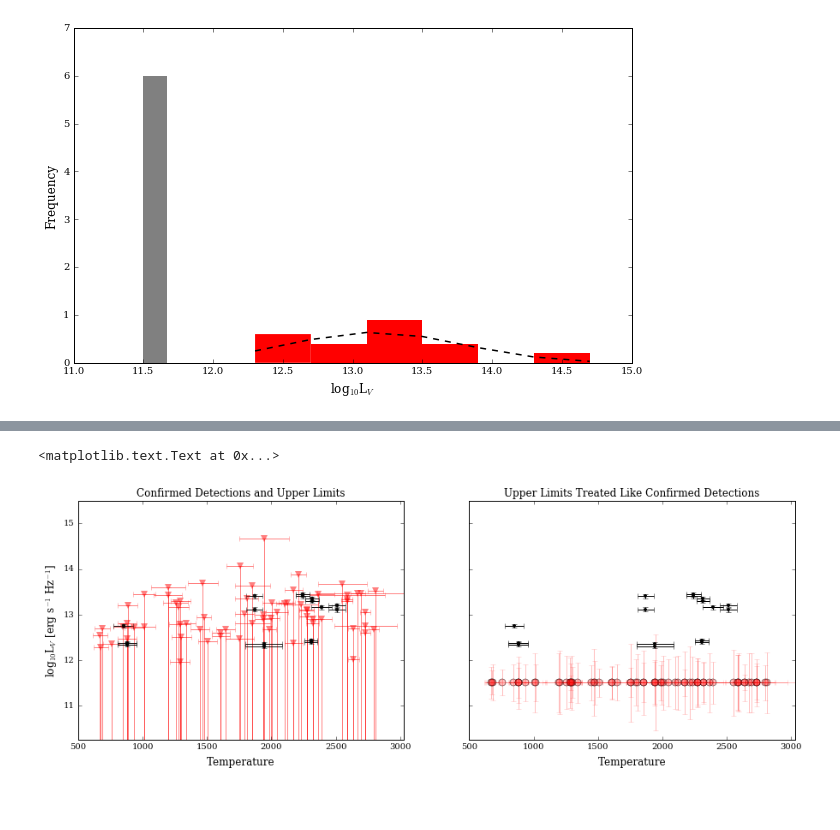
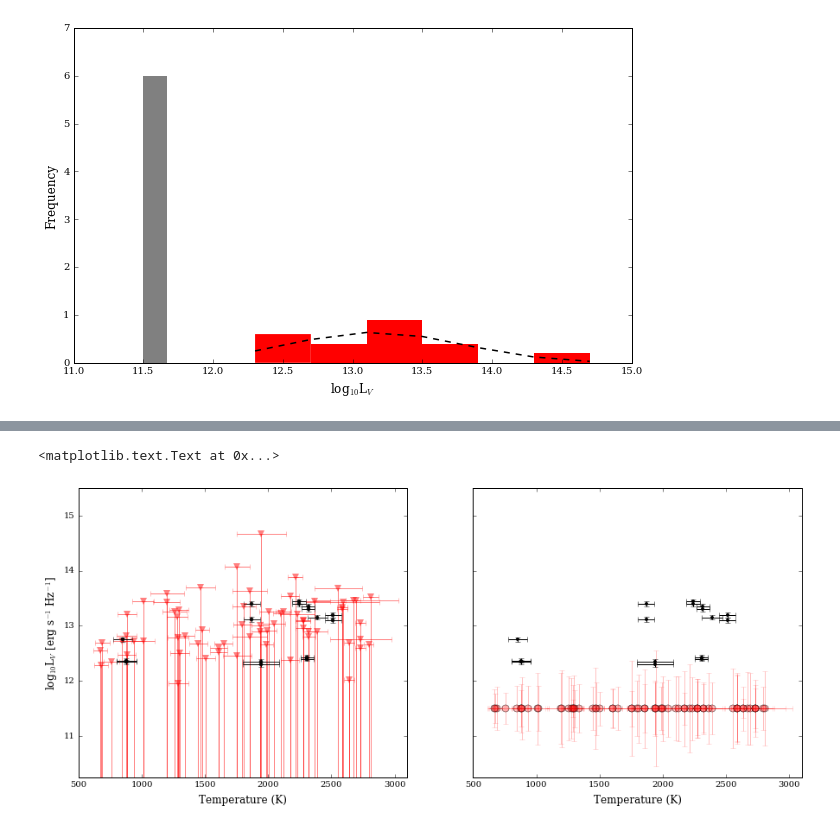
Before and after one commit to elliesch/python_codes, a Jupyter notebook: MixtureModel.ipynb, the cells around one changed output, grey strips where cells are left out. Saved outputs shown, nothing was run; the diff lists cells and outputs as text; code cells hidden in the pictures; blank space fills up the shorter version.

Commit message:
fixed probability plot

```diff
--- a/MixtureModel.ipynb
+++ b/MixtureModel.ipynb
@@ -300,37 +300,37 @@ lLVtotal_err_T = np.concatenate((lLVuplim_conf_err_T, lLVconf_err_T))
 # %%
 ###===========
 ## This section plots according to temperature
 ###===========
 
-f, (ax1, ax2) = plt.subplots(1, 2, sharey=True, figsize=(15, 5))
+fig, (ax1, ax2) = plt.subplots(1, 2, sharey=True, figsize=(15, 6))
 
 t_eff_ul=t_eff[UL_index_T]
 t_eff_conf=t_eff[Conf_index_T]
 t_eff_err_ul=t_eff_err[UL_index_T]
 t_eff_err_conf=t_eff_err[Conf_index_T]
 
 #Upper limits not yet divided by three
 ax1.errorbar(t_eff_ul, lLVuplim_T, xerr=t_eff_err_ul, yerr=lLVuplim_T, uplims=np.ones(sum(UL_index_T), dtype=bool), ls='', c='red', markersize='8', markeredgecolor='None', alpha=0.5, fmt="v")
 ax1.errorbar(t_eff_conf, lLVconf_T, xerr=t_eff_err_conf, yerr=lLVconf_err_T, ls='', c='k', markersize='4', markeredgecolor=None, alpha=0.9, fmt="o")
 
 plt.gca().invert_xaxis()
-ax1.set_xlim(500, 3030)
+ax1.set_xlim(500, 3100)
 ax1.set_ylim(10.25,15.5)
-ax1.set_xlabel('Temperature', fontsize=12, labelpad=7)
+ax1.set_xlabel('Temperature (K)', fontsize=12, labelpad=7)
 ax1.set_ylabel('log$_{10}$L$_V$ [erg s$^{-1}$ Hz$^{-1}$]', fontsize=12)
-ax1.set_title('Confirmed Detections and Upper Limits')
+# ax1.set_title('                          Confirmed Detections and Upper Limits')
 
 ax2.errorbar(t_eff_ul, lLVuplim_conf_T, xerr=t_eff_err_ul, yerr=lLVuplim_conf_err_T, ls='', c='None', markeredgecolor='k', markersize='8', alpha=0.9, fmt="o")
 ax2.errorbar(t_eff_ul, lLVuplim_conf_T, xerr=t_eff_err_ul, yerr=lLVuplim_conf_err_T, ls='', c='red', markeredgecolor='None', markersize='8', alpha=0.25, fmt="o")
 ax2.errorbar(t_eff_conf, lLVconf_T, xerr=t_eff_err_conf, yerr=lLVconf_err_T, ls='', c='k', markersize='4', markeredgecolor='None', alpha=1, fmt="o")
 
 plt.gca().invert_xaxis()
-ax2.set_xlim(500, 3030)
-ax2.set_xlabel('Temperature', fontsize=12, labelpad=7)
-ax2.set_title('Upper Limits Treated Like Confirmed Detections')
+ax2.set_xlim(500, 3100)
+ax2.set_xlabel('Temperature (K)', fontsize=12, labelpad=7)
+# ax2.set_title('Upper Limits Treated Like Confirmed Detections')
 # %% [output]
 <matplotlib.text.Text at 0x...>
-[figure, old version]
+[figure, new version]
 # %%
 def lnlike(theta, y, yerr, t_eff):
     P3000, P0500, mu_q, var_q, mu_l, var_l = theta
```
Also changed, not shown: parts of 6 cells of this notebook.
